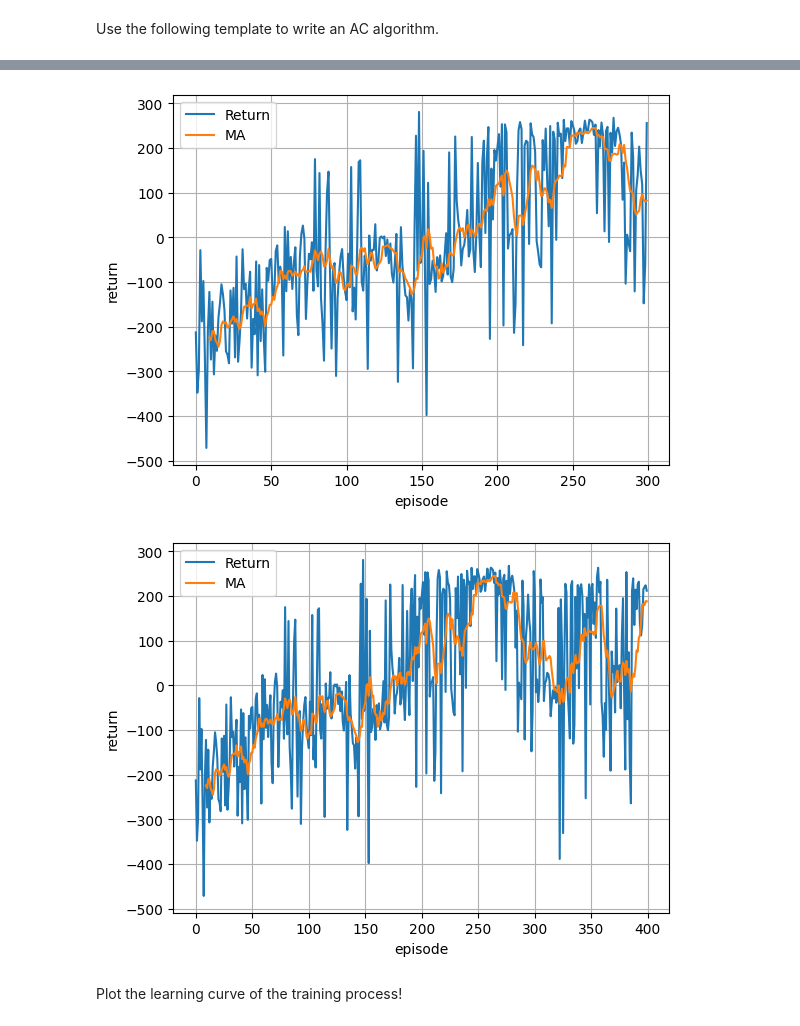
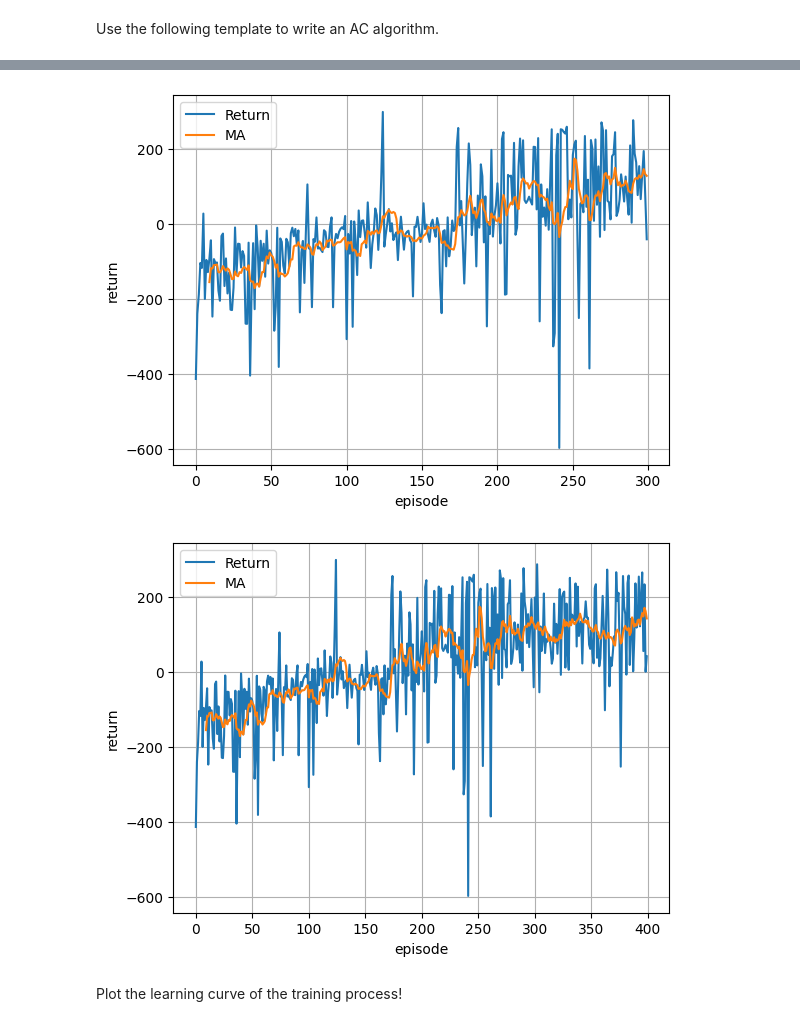
Before and after one commit to upb-lea/reinforcement_learning_course_materials, a Jupyter notebook: exercises/solutions/ex11/PolicyGradients.ipynb, the cells around one changed output, grey strips where cells are left out. Cells and saved outputs as stored; diff of their text form; code cells hidden in the pictures.

```diff
--- a/exercises/solutions/ex11/PolicyGradients.ipynb
+++ b/exercises/solutions/ex11/PolicyGradients.ipynb
@@ -77,7 +77,7 @@ Write a REINFORCE algorithm.
 # %% [markdown]
 Execute the following cell to fit the featurizer using RBFSampler, like already learned in the last exercises.
 # %%
-env = gym.make("LunarLander-v2",
+env = gym.make("LunarLander-v3",
                 continuous=True)
 state_array = []
 state = env.reset()
@@ -172,7 +172,7 @@ def loglikelihood_gaussian(u, arg_mu, arg_sigma):
 
     return log_likelihood.squeeze()  # Ensure it's a scalar
 # %%
-env = gym.make("LunarLander-v2", continuous=True)
+env = gym.make("LunarLander-v3", continuous=True)
 
 state = np.reshape(env.reset()[0], (1, -1))
 feature_state = featurizer.transform(state)
@@ -349,7 +336,7 @@ _=plt.legend()
 
 Use `deterministic` to choose between deterministic execution (applying $\mu$ directly) or taking the stochastic action by sampling from the normal distribution.
 # %%
-env = gym.make("LunarLander-v2", continuous=True, render_mode="human")
+env = gym.make("LunarLander-v3", continuous=True, render_mode="human")
 
 deterministic = False
 
@@ -392,7 +379,7 @@ Write an actor-critic (AC) algorithm to land the lander in the landing zone.
 # %% [markdown]
 Use the following cell to create two function approximators. One to estimate the state values (critic) and one to decide on the actions to take (actor).
 # %%
-env = gym.make("LunarLander-v2", continuous=True, render_mode="rgb_array")
+env = gym.make("LunarLander-v3", continuous=True, render_mode="rgb_array")
 
 state = np.reshape(env.reset()[0], (1, -1))
 input_dim = len(featurizer.transform(state)[0])
@@ -401,9 +388,9 @@ action_space_dim = len(env.action_space.sample())
 class CriticNetwork(nn.Module):
     def __init__(self, input_dim):
         super(CriticNetwork, self).__init__()
-        self.fc1 = nn.Linear(input_dim, 400)
-        self.fc2 = nn.Linear(400, 400)
-        self.fc3 = nn.Linear(400, 1)
+        self.fc1 = nn.Linear(input_dim, 64)
+        self.fc2 = nn.Linear(64, 64)
+        self.fc3 = nn.Linear(64, 1)
 
     def forward(self, x):
         x = F.leaky_relu(self.fc1(x), 0.1)
@@ -480,14 +467,14 @@ def learn_actor(actor_optimizer, action, mu, sigma, delta, gamma_k):
 
     return actor_loss.item()
 # %%
-env = gym.make("LunarLander-v2", continuous=True, render_mode="rgb_array")
+env = gym.make("LunarLander-v3", continuous=True, render_mode="rgb_array")
 return_history = []
 
 alpha_critic = 1e-4
 alpha_actor = 1e-5
 gamma = 0.99
 nb_episodes = 500
-max_episode_len = 1000
+max_episode_len = 500
 
 critic_optimizer = torch.optim.Adam(critic.parameters(), lr=alpha_critic)
 actor_optimizer = torch.optim.Adam(actor.parameters(), lr=alpha_actor)
@@ -497,9 +484,9 @@ for j in tqdm(range(nb_episodes)):
     accumulated_rewards = 0
     state, _ = env.reset()
     gamma_k = 1
-
+    if j%200 == 0 and j!=0:
+        max_episode_len+=100
     for _ in range(max_episode_len):
-
         next_state, reward, done, action, mu, sigma = interact(
             state=np.reshape(state, (1, -1)),
             policy=actor,
@@ -534,5 +521,5 @@ env.close()
-[figure, old version]
+[figure, new version]
-[figure, old version]
+[figure, new version]
 # %% [markdown]
 Plot the learning curve of the training process!
 # %%
```
Also changed, not shown: parts of 8 cells of this notebook.
